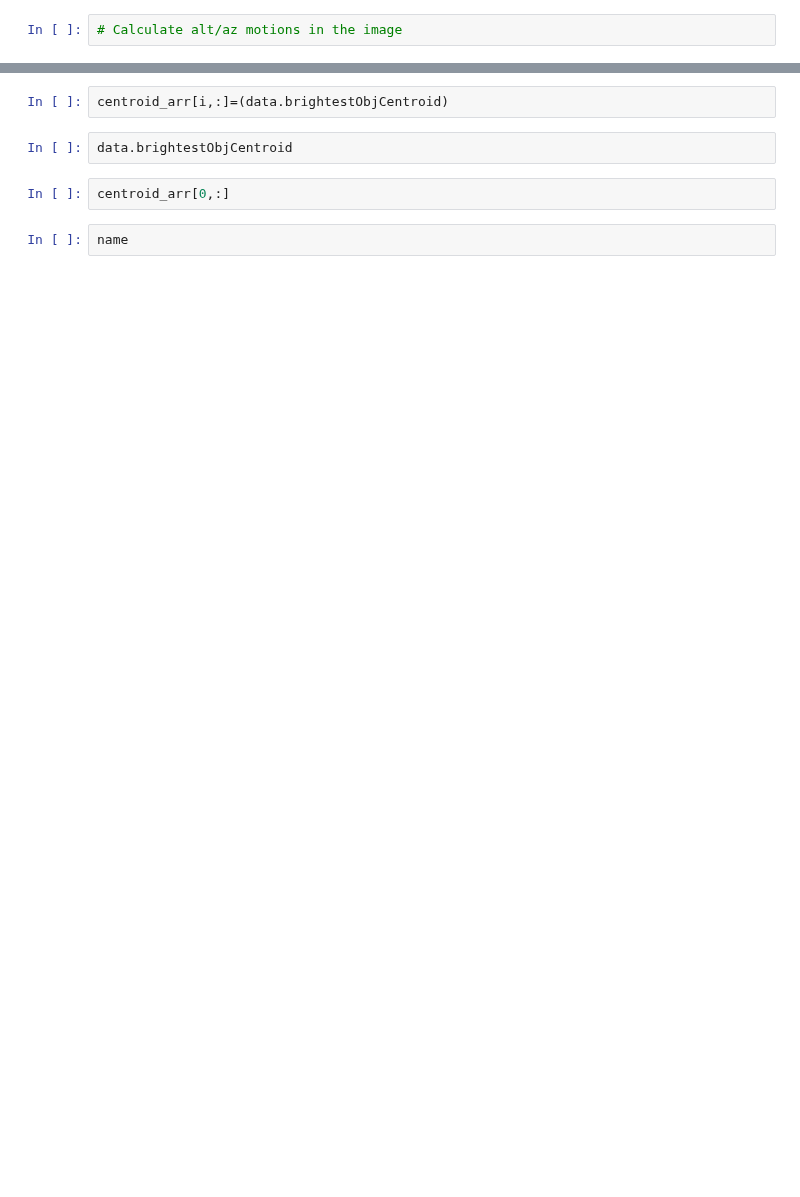
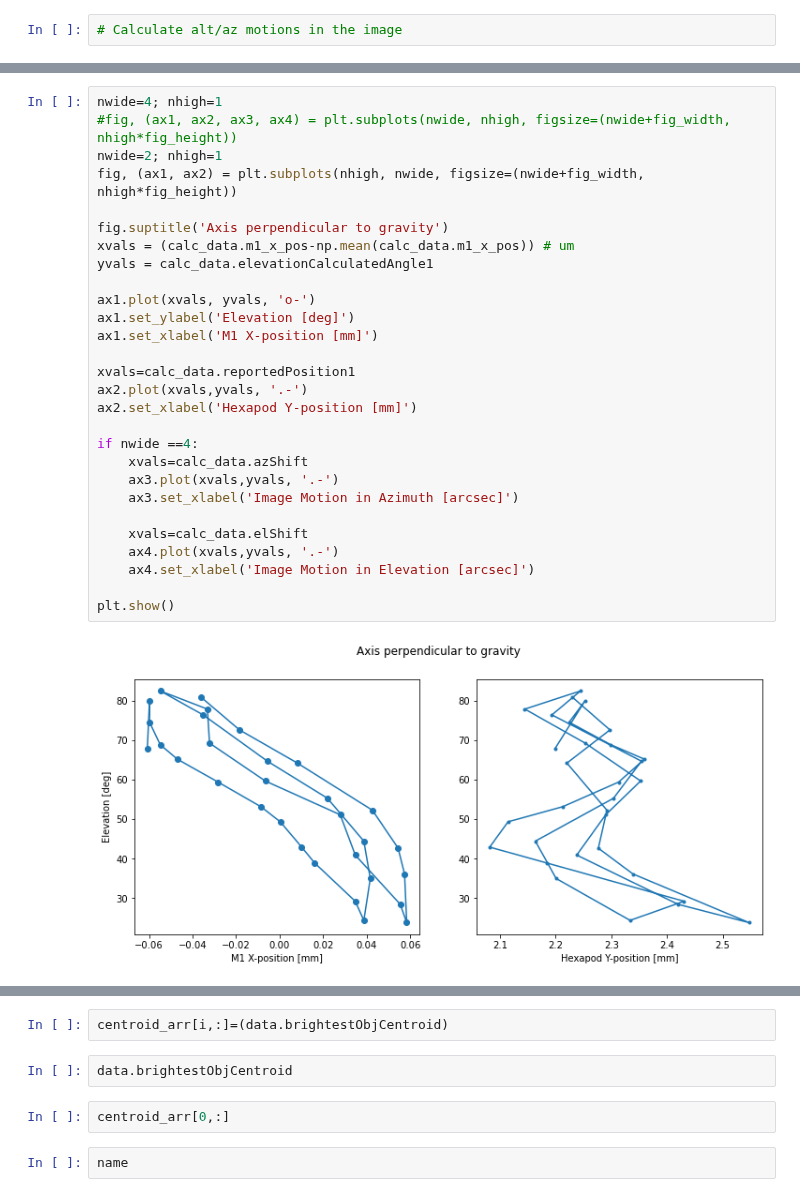
Before and after one commit to lsst-ts/ts_notebooks, a Jupyter notebook: pingraham/summit_notebooks/AT_20210607/M1_Mirror_motion.ipynb, the cells around one changed output, grey strips where cells are left out. Saved outputs shown, nothing was run; the diff lists cells and outputs as text; blank space fills up the shorter version.

```diff
--- a/pingraham/summit_notebooks/AT_20210607/M1_Mirror_motion.ipynb
+++ b/pingraham/summit_notebooks/AT_20210607/M1_Mirror_motion.ipynb
@@ -357 +356,31 @@ plt.show()
+# %%
+nwide=4; nhigh=1
+#fig, (ax1, ax2, ax3, ax4) = plt.subplots(nwide, nhigh, figsize=(nwide+fig_width, nhigh*fig_height))
+nwide=2; nhigh=1
+fig, (ax1, ax2) = plt.subplots(nhigh, nwide, figsize=(nwide+fig_width, nhigh*fig_height))
+
+fig.suptitle('Axis perpendicular to gravity')
+xvals = (calc_data.m1_x_pos-np.mean(calc_data.m1_x_pos)) # um
+yvals = calc_data.elevationCalculatedAngle1
+
+ax1.plot(xvals, yvals, 'o-')
+ax1.set_ylabel('Elevation [deg]')
+ax1.set_xlabel('M1 X-position [mm]')
+
+xvals=calc_data.reportedPosition1
+ax2.plot(xvals,yvals, '.-')
+ax2.set_xlabel('Hexapod Y-position [mm]')
+
+if nwide ==4:
+    xvals=calc_data.azShift
+    ax3.plot(xvals,yvals, '.-')
+    ax3.set_xlabel('Image Motion in Azimuth [arcsec]')
+
+    xvals=calc_data.elShift
+    ax4.plot(xvals,yvals, '.-')
+    ax4.set_xlabel('Image Motion in Elevation [arcsec]')
+
+plt.show()
+# %% [output]
+[figure, added]
 # %%
```
Also changed, not shown: parts of 26 cells of this notebook.
